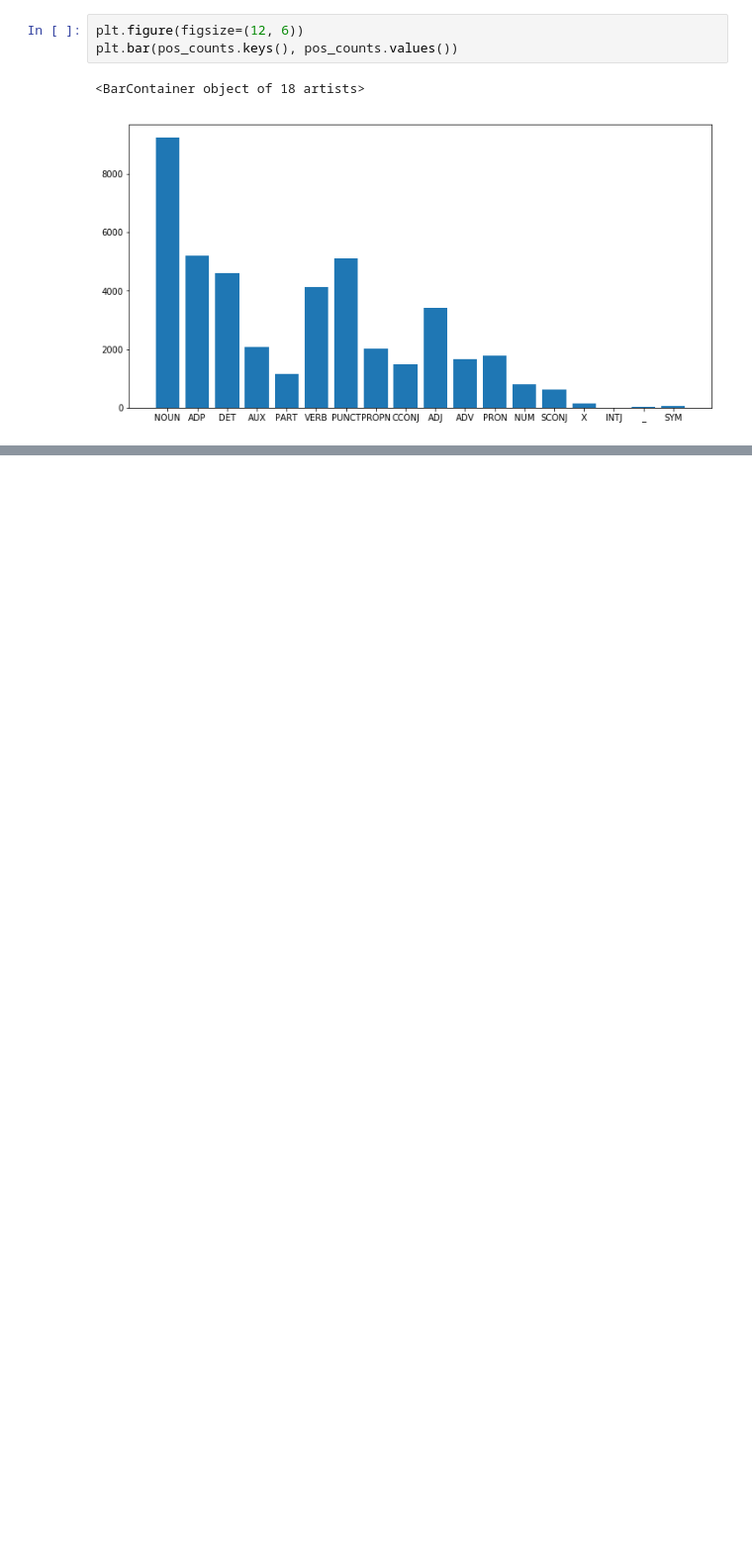
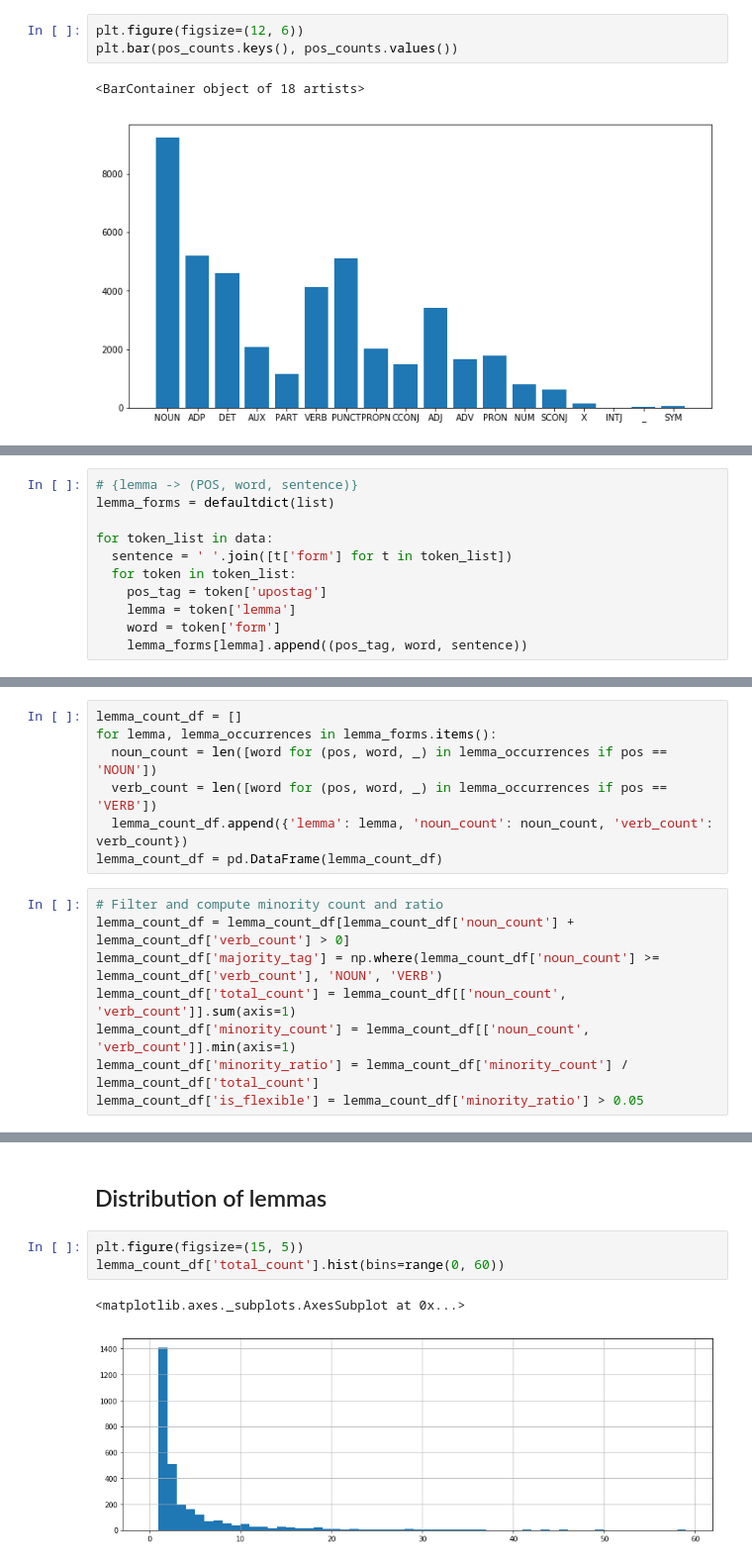
Before and after one commit to SPOClab-ca/word-class-flexibility, a Jupyter notebook: notebooks/BasicUD.ipynb, the cells around one changed output, grey strips where cells are left out. Shown: that part at 99% size. Cells and saved outputs as stored; diff of their text form; blank space fills up the shorter version.

Commit message:
Gather usages of lemmas and compute flexibility statistics

```diff
--- a/notebooks/BasicUD.ipynb
+++ b/notebooks/BasicUD.ipynb
@@ -63,0 +46,11 @@ plt.bar(pos_counts.keys(), pos_counts.values())
+# %%
+# {lemma -> (POS, word, sentence)}
+lemma_forms = defaultdict(list)
+
+for token_list in data:
+  sentence = ' '.join([t['form'] for t in token_list])
+  for token in token_list:
+    pos_tag = token['upostag']
+    lemma = token['lemma']
+    word = token['form']
+    lemma_forms[lemma].append((pos_tag, word, sentence))
@@ -63,0 +59,15 @@ plt.bar(pos_counts.keys(), pos_counts.values())
+# %%
+lemma_count_df = []
+for lemma, lemma_occurrences in lemma_forms.items():
+  noun_count = len([word for (pos, word, _) in lemma_occurrences if pos == 'NOUN'])
+  verb_count = len([word for (pos, word, _) in lemma_occurrences if pos == 'VERB'])
+  lemma_count_df.append({'lemma': lemma, 'noun_count': noun_count, 'verb_count': verb_count})
+lemma_count_df = pd.DataFrame(lemma_count_df)
+# %%
+# Filter and compute minority count and ratio
+lemma_count_df = lemma_count_df[lemma_count_df['noun_count'] + lemma_count_df['verb_count'] > 0]
+lemma_count_df['majority_tag'] = np.where(lemma_count_df['noun_count'] >= lemma_count_df['verb_count'], 'NOUN', 'VERB')
+lemma_count_df['total_count'] = lemma_count_df[['noun_count', 'verb_count']].sum(axis=1)
+lemma_count_df['minority_count'] = lemma_count_df[['noun_count', 'verb_count']].min(axis=1)
+lemma_count_df['minority_ratio'] = lemma_count_df['minority_count'] / lemma_count_df['total_count']
+lemma_count_df['is_flexible'] = lemma_count_df['minority_ratio'] > 0.05
@@ -63,0 +94,8 @@ plt.bar(pos_counts.keys(), pos_counts.values())
+# %% [markdown]
+## Distribution of lemmas
+# %%
+plt.figure(figsize=(15, 5))
+lemma_count_df['total_count'].hist(bins=range(0, 60))
+# %% [output]
+<matplotlib.axes._subplots.AxesSubplot at 0x...>
+[figure, added]
```
Also changed, not shown: parts of 13 cells of this notebook, 1 other file.
